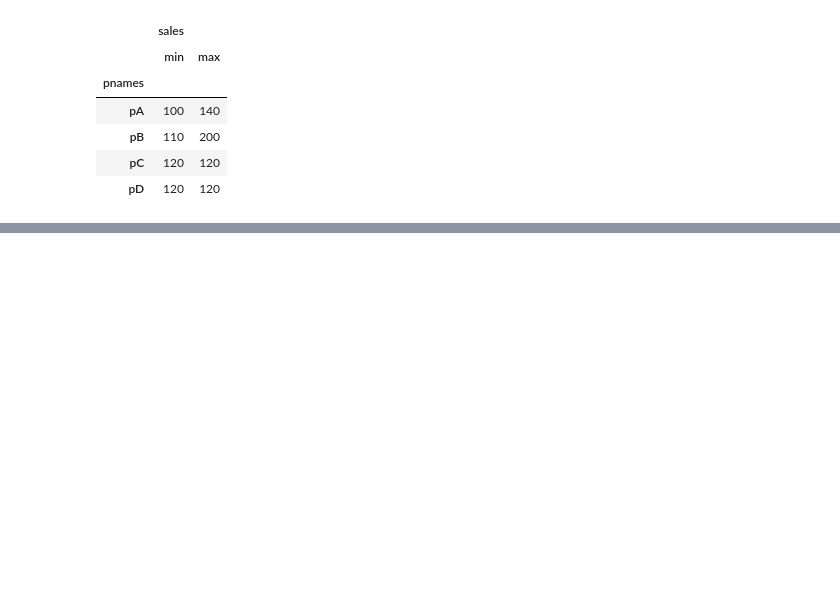
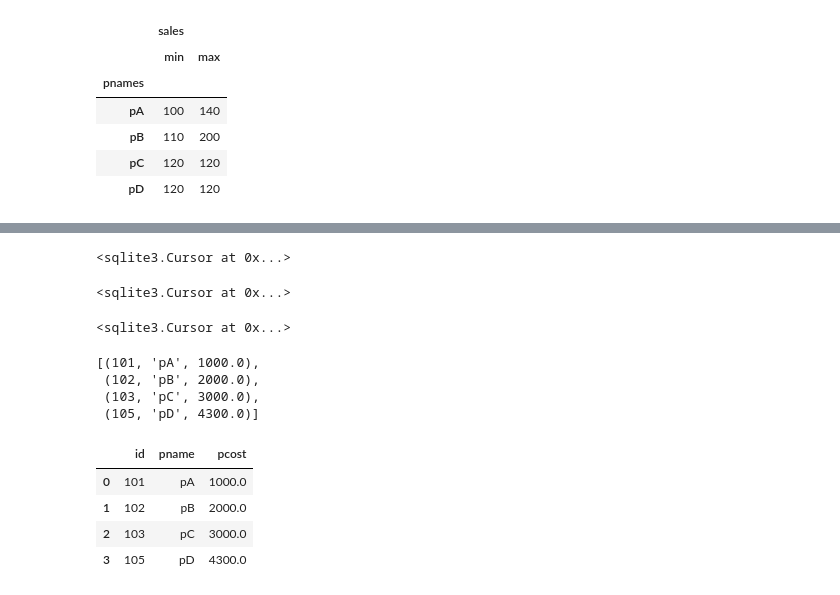
Before and after one commit to pakarthikstudent/MLOps_Dec-, a Jupyter notebook: DAY2/DE-MLOPs-2.ipynb, the cells around one changed output, grey strips where cells are left out. Drawn from its saved outputs; the diff is of its cells as text; code cells hidden in the pictures; blank space fills up the shorter version.

```diff
--- a/DAY2/DE-MLOPs-2.ipynb
+++ b/DAY2/DE-MLOPs-2.ipynb
@@ -470,0 +511,11 @@ df.groupby('pnames').agg(['min','max'])
+# %%
+va = 103
+vb = 'pC'
+vc = 3000
+sth.execute("insert into product(id,pname,pcost) values (?,?,?)",(va,vb,vc))
+# %% [output]
+<sqlite3.Cursor at 0x...>
+# %%
+sth.execute("insert into product(id,pname,pcost) values (105,'pD',4300)")
+# %% [output]
+<sqlite3.Cursor at 0x...>
@@ -470,0 +524,21 @@ df.groupby('pnames').agg(['min','max'])
+# %%
+myconn = sqlite3.connect("demo1.db")
+sth = myconn.cursor()
+sth.execute("select *from product")
+# %% [output]
+<sqlite3.Cursor at 0x...>
+# %%
+list(sth)
+# %% [output]
+[(101, 'pA', 1000.0),
+ (102, 'pB', 2000.0),
+ (103, 'pC', 3000.0),
+ (105, 'pD', 4300.0)]
+# %%
+pd.read_sql_query("select *from product",myconn)
+# %% [output]
+|  | id | pname | pcost |
+| 0 | 101 | pA | 1000.0 |
+| 1 | 102 | pB | 2000.0 |
+| 2 | 103 | pC | 3000.0 |
+| 3 | 105 | pD | 4300.0 |
```
Also changed, not shown: parts of 19 cells of this notebook.
